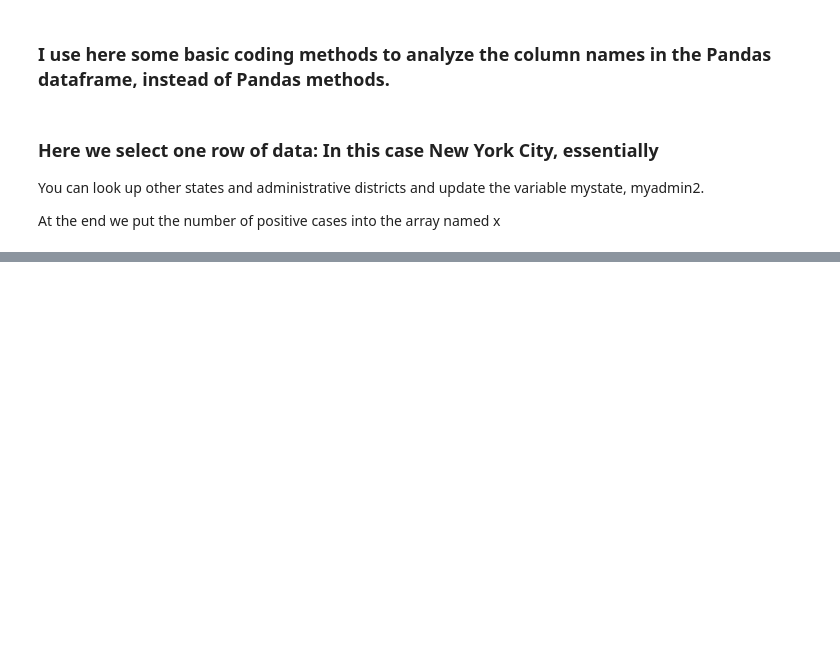
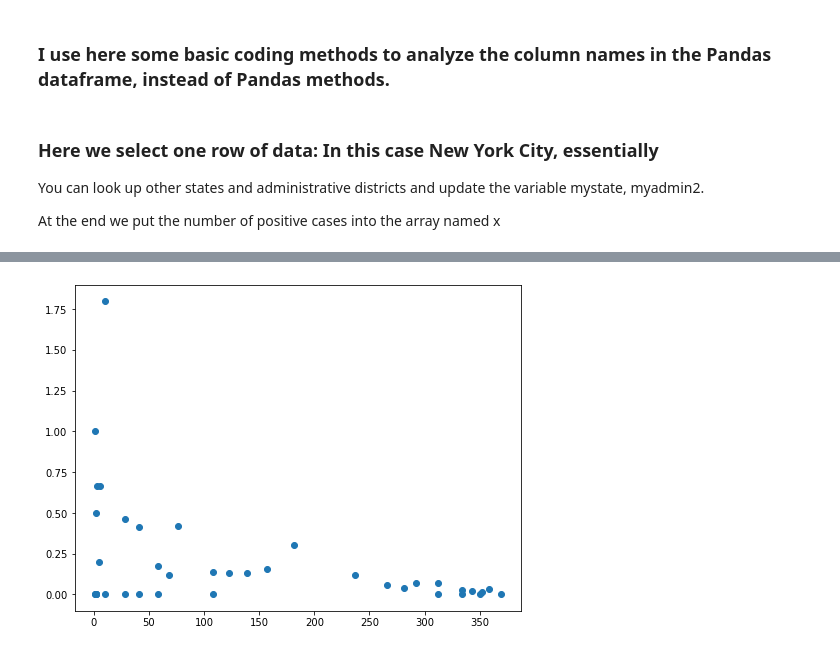
Before and after one commit to oet808/ATMENV315, a Jupyter notebook: COVID19/covid19_data_plotter.ipynb, the cells around one changed output, grey strips where cells are left out. Cells and saved outputs as stored; diff of their text form; code cells hidden in the pictures; blank space fills up the shorter version.

```diff
--- a/COVID19/covid19_data_plotter.ipynb
+++ b/COVID19/covid19_data_plotter.ipynb
@@ -136,3 +140,11 @@ dx=x[1:]-x[0:-1]
+# %%
+# first plots
+plt.figure(figsize=[8,6])
+
+plt.scatter(xpos[0:-1],dx/xpos[0:-1])
+plt.show()
+# %% [output]
+[figure, added]
 # %%
 # first plots
 plt.figure(figsize=[8,6])
```
Also changed, not shown: parts of 6 cells of this notebook, 1 other file.
